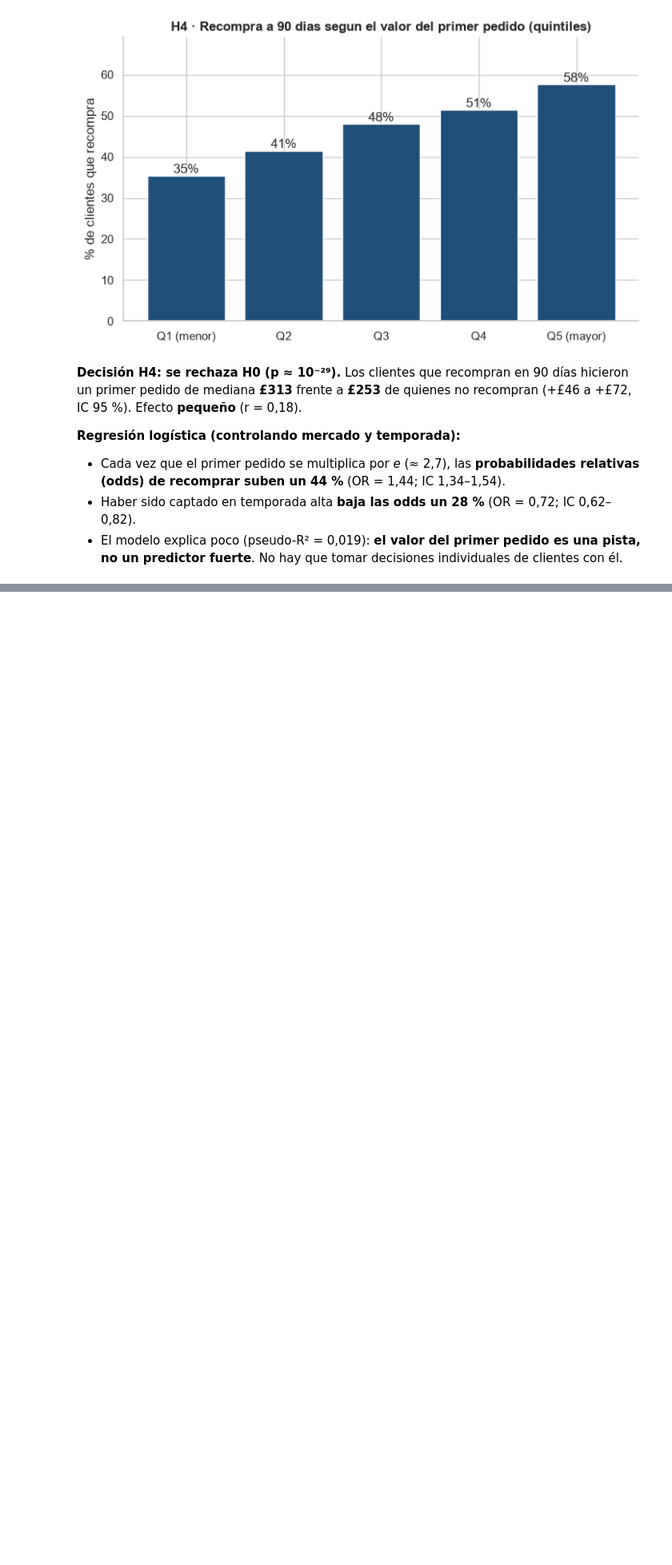
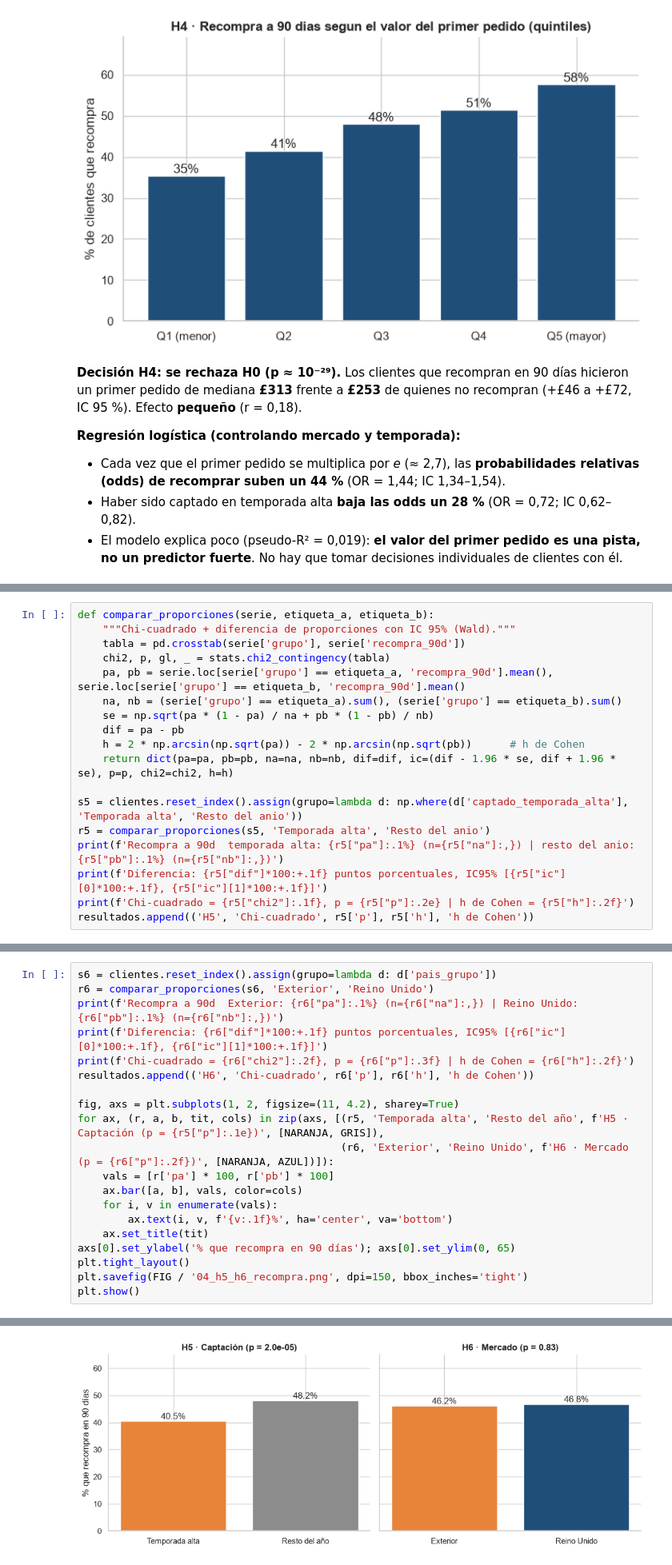
Before and after one commit to Xantyagoh/grupo3-bi-ecommerce, a Jupyter notebook: notebooks/04_hipotesis_validacion.ipynb, the cells around one changed output, grey strips where cells are left out. Shown at 80% size. Drawn from its saved outputs; the diff is of its cells as text; blank space fills up the shorter version.

Commit message:
fase6: validacion de H5 y H6 (recompra por captacion y mercado) y tabla resumen con correccion de Holm
(cherry picked from commit 92190c27d1ac85614b0c31885dce5ab280a5b54a)

```diff
--- a/notebooks/04_hipotesis_validacion.ipynb
+++ b/notebooks/04_hipotesis_validacion.ipynb
@@ -379,0 +382,18 @@ Los clientes que recompran en 90 días hicieron un primer pedido de mediana **£
+# %%
+def comparar_proporciones(serie, etiqueta_a, etiqueta_b):
+    """Chi-cuadrado + diferencia de proporciones con IC 95% (Wald)."""
+    tabla = pd.crosstab(serie['grupo'], serie['recompra_90d'])
+    chi2, p, gl, _ = stats.chi2_contingency(tabla)
+    pa, pb = serie.loc[serie['grupo'] == etiqueta_a, 'recompra_90d'].mean(), serie.loc[serie['grupo'] == etiqueta_b, 'recompra_90d'].mean()
+    na, nb = (serie['grupo'] == etiqueta_a).sum(), (serie['grupo'] == etiqueta_b).sum()
+    se = np.sqrt(pa * (1 - pa) / na + pb * (1 - pb) / nb)
+    dif = pa - pb
+    h = 2 * np.arcsin(np.sqrt(pa)) - 2 * np.arcsin(np.sqrt(pb))      # h de Cohen
+    return dict(pa=pa, pb=pb, na=na, nb=nb, dif=dif, ic=(dif - 1.96 * se, dif + 1.96 * se), p=p, chi2=chi2, h=h)
+
+s5 = clientes.reset_index().assign(grupo=lambda d: np.where(d['captado_temporada_alta'], 'Temporada alta', 'Resto del anio'))
+r5 = comparar_proporciones(s5, 'Temporada alta', 'Resto del anio')
+print(f'Recompra a 90d  temporada alta: {r5["pa"]:.1%} (n={r5["na"]:,}) | resto del anio: {r5["pb"]:.1%} (n={r5["nb"]:,})')
+print(f'Diferencia: {r5["dif"]*100:+.1f} puntos porcentuales, IC95% [{r5["ic"][0]*100:+.1f}, {r5["ic"][1]*100:+.1f}]')
+print(f'Chi-cuadrado = {r5["chi2"]:.1f}, p = {r5["p"]:.2e} | h de Cohen = {r5["h"]:.2f}')
+resultados.append(('H5', 'Chi-cuadrado', r5['p'], r5['h'], 'h de Cohen'))
@@ -379,0 +406,21 @@ Los clientes que recompran en 90 días hicieron un primer pedido de mediana **£
+# %%
+s6 = clientes.reset_index().assign(grupo=lambda d: d['pais_grupo'])
+r6 = comparar_proporciones(s6, 'Exterior', 'Reino Unido')
+print(f'Recompra a 90d  Exterior: {r6["pa"]:.1%} (n={r6["na"]:,}) | Reino Unido: {r6["pb"]:.1%} (n={r6["nb"]:,})')
+print(f'Diferencia: {r6["dif"]*100:+.1f} puntos porcentuales, IC95% [{r6["ic"][0]*100:+.1f}, {r6["ic"][1]*100:+.1f}]')
+print(f'Chi-cuadrado = {r6["chi2"]:.2f}, p = {r6["p"]:.3f} | h de Cohen = {r6["h"]:.2f}')
+resultados.append(('H6', 'Chi-cuadrado', r6['p'], r6['h'], 'h de Cohen'))
+
+fig, axs = plt.subplots(1, 2, figsize=(11, 4.2), sharey=True)
+for ax, (r, a, b, tit, cols) in zip(axs, [(r5, 'Temporada alta', 'Resto del año', f'H5 · Captación (p = {r5["p"]:.1e})', [NARANJA, GRIS]),
+                                          (r6, 'Exterior', 'Reino Unido', f'H6 · Mercado (p = {r6["p"]:.2f})', [NARANJA, AZUL])]):
+    vals = [r['pa'] * 100, r['pb'] * 100]
+    ax.bar([a, b], vals, color=cols)
+    for i, v in enumerate(vals):
+        ax.text(i, v, f'{v:.1f}%', ha='center', va='bottom')
+    ax.set_title(tit)
+axs[0].set_ylabel('% que recompra en 90 días'); axs[0].set_ylim(0, 65)
+plt.tight_layout()
+plt.savefig(FIG / '04_h5_h6_recompra.png', dpi=150, bbox_inches='tight')
+plt.show()
+# %% [output]
@@ -379,0 +430 @@ Los clientes que recompran en 90 días hicieron un primer pedido de mediana **£
+[figure, added]
```
Also changed, not shown: parts of 10 cells of this notebook, 3 other files.
